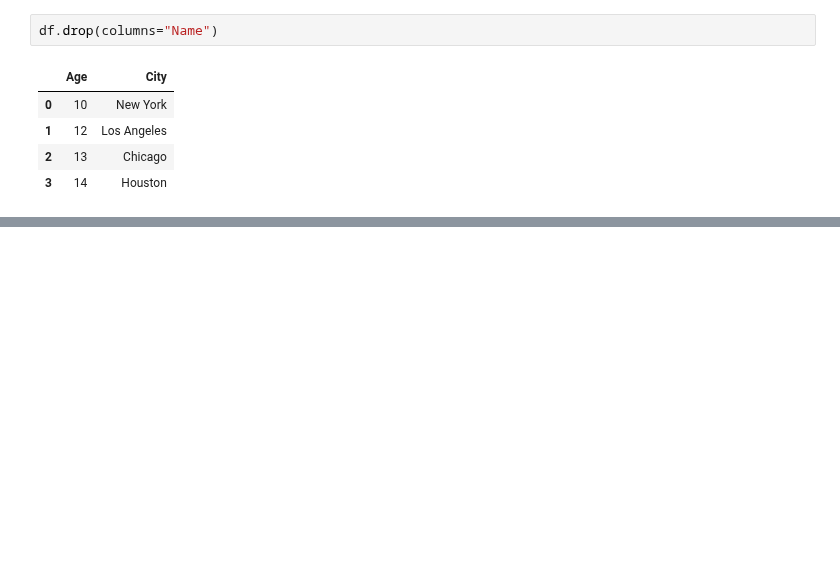
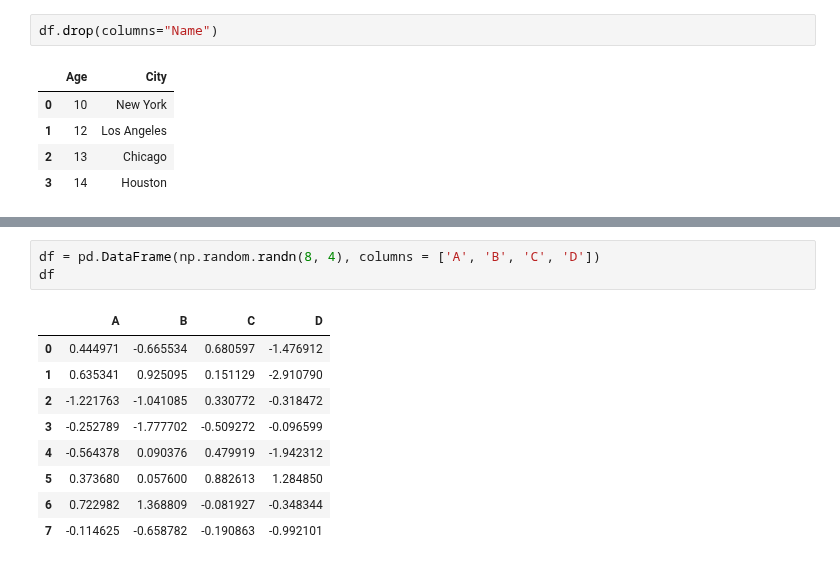
Before and after one commit to fysalkasim/Python2025, a Jupyter notebook: Pandas/intorductionipynb.ipynb, the cells around one changed output, grey strips where cells are left out. Saved outputs shown, nothing was run; the diff lists cells and outputs as text; blank space fills up the shorter version.

```diff
--- a/Pandas/intorductionipynb.ipynb
+++ b/Pandas/intorductionipynb.ipynb
@@ -568,0 +785,13 @@ df.drop(columns="Name")
+# %%
+df = pd.DataFrame(np.random.randn(8, 4), columns = ['A', 'B', 'C', 'D'])
+df
+# %% [output]
+|  | A | B | C | D |
+| 0 | 0.444971 | -0.665534 | 0.680597 | -1.476912 |
+| 1 | 0.635341 | 0.925095 | 0.151129 | -2.910790 |
+| 2 | -1.221763 | -1.041085 | 0.330772 | -0.318472 |
+| 3 | -0.252789 | -1.777702 | -0.509272 | -0.096599 |
+| 4 | -0.564378 | 0.090376 | 0.479919 | -1.942312 |
+| 5 | 0.373680 | 0.057600 | 0.882613 | 1.284850 |
+| 6 | 0.722982 | 1.368809 | -0.081927 | -0.348344 |
+| 7 | -0.114625 | -0.658782 | -0.190863 | -0.992101 |
```
Also changed, not shown: parts of 17 cells of this notebook, 3 other files.
